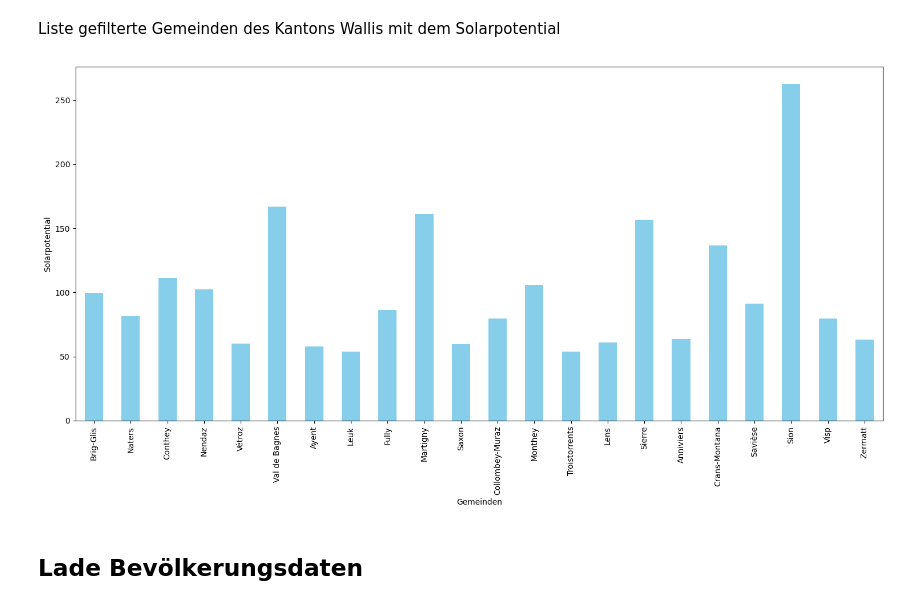
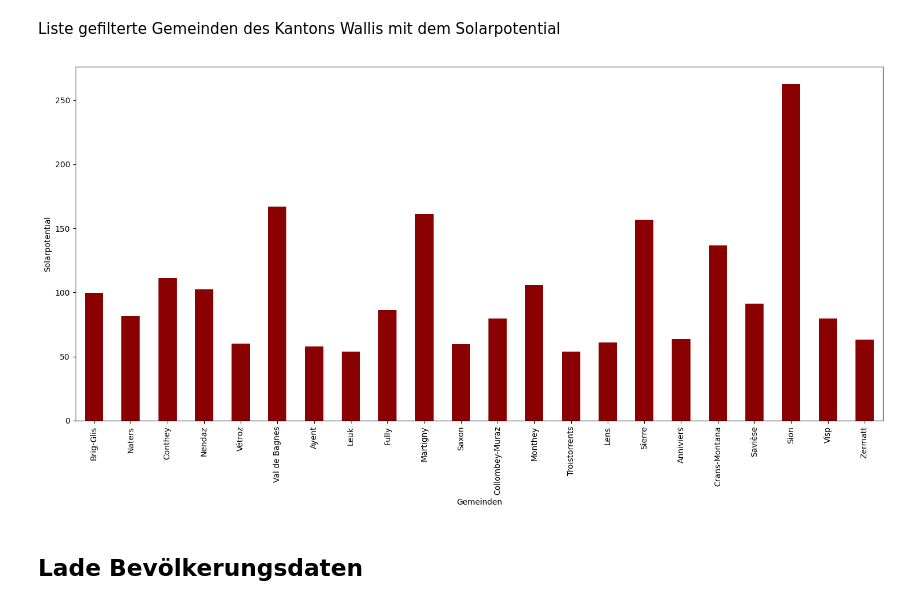
Before and after one commit to Dominique96/Python_first, a Jupyter notebook: solar_project.ipynb, the cells around one changed output. Saved outputs shown, nothing was run; the diff lists cells and outputs as text; code cells hidden in the pictures.

```diff
--- a/solar_project.ipynb
+++ b/solar_project.ipynb
@@ -158,17 +158,17 @@ Liste gefilterte Gemeinden des Kantons Wallis mit dem Solarpotential
 # %%
 df_plot = df_lu_vs[(df_lu_vs["Canton"].isin(["Valais"])) & (df_lu_vs['Scenario1_RoofsOnly_PotentialSolarElectricity_GWh'] > filter_GWh)]
 
 # Plot erstellen
 plt.figure(figsize=(15, 8))
-df_plot.plot(kind='bar', x='MunicipalityName', y='Scenario1_RoofsOnly_PotentialSolarElectricity_GWh', color='skyblue', legend=False, ax=plt.gca())
+df_plot.plot(kind='bar', x='MunicipalityName', y='Scenario1_RoofsOnly_PotentialSolarElectricity_GWh', color='darkred', legend=False, ax=plt.gca())
 plt.xticks(rotation=90)  # X-Achsen-Beschriftungen rotieren für bessere Lesbarkeit
 plt.xlabel('Gemeinden')
 plt.ylabel('Solarpotential')
 
 plt.tight_layout()
 plt.show()
 # %% [output]
-[figure, old version]
+[figure, new version]
 # %% [markdown]
 ## Lade Bevölkerungsdaten
 # %%
```
Also changed, not shown: parts of 1 cell of this notebook.
